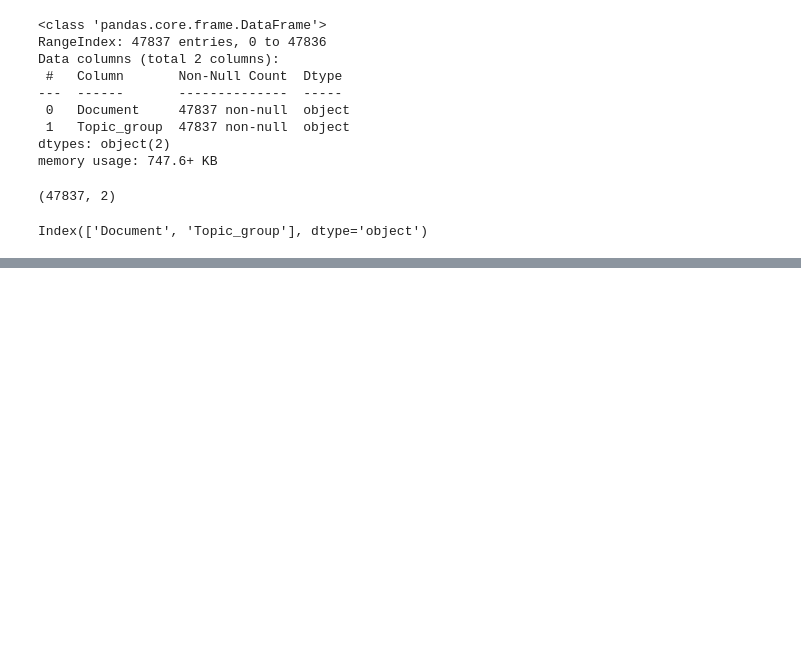
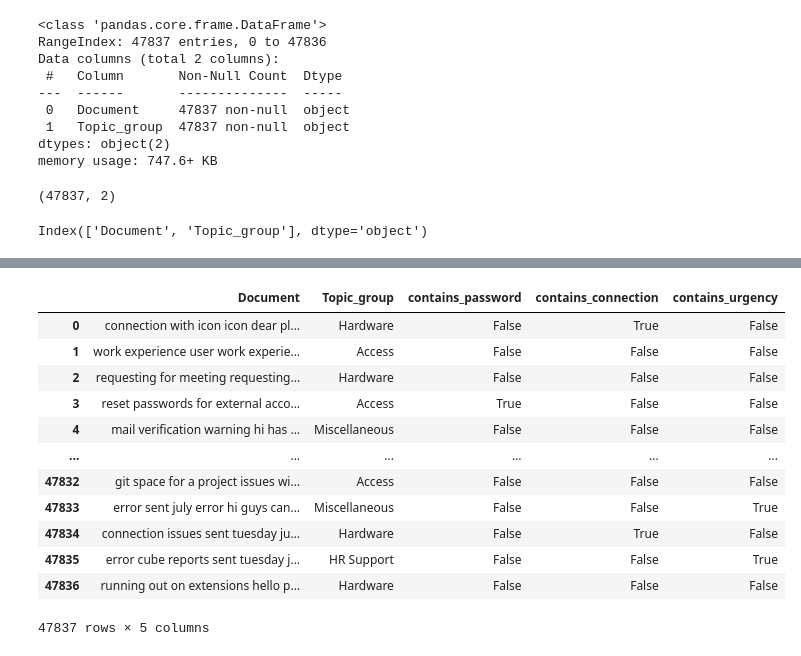
Before and after one commit to Madhumitha212/daily-task, a Jupyter notebook: 13-01-2026/extracting_dataset.ipynb, the cells around one changed output, grey strips where cells are left out. Saved outputs shown, nothing was run; the diff lists cells and outputs as text; code cells hidden in the pictures; blank space fills up the shorter version.

```diff
--- a/13-01-2026/extracting_dataset.ipynb
+++ b/13-01-2026/extracting_dataset.ipynb
@@ -48,0 +116,4 @@ Index(['Document', 'Topic_group'], dtype='object')
+# %%
+df['contains_password'] = df['Document'].str.contains("password", case=False)
+df['contains_connection'] = df['Document'].str.contains("connection", case=False)
+print(df[['Document', 'contains_password', 'contains_connection']].head())
@@ -48,0 +134,19 @@ Index(['Document', 'Topic_group'], dtype='object')
+# %%
+urgent_words = ["immediately", "urgent", "asap", "critical", "not working", "error"]
+
+df['contains_urgency'] = df['Document'].str.contains('|'.join(urgent_words), case=False)
+df
+# %% [output]
+|  | Document | Topic_group | contains_password | contains_connection | contains_urgency |
+| 0 | connection with icon icon dear pl... | Hardware | False | True | False |
+| 1 | work experience user work experie... | Access | False | False | False |
+| 2 | requesting for meeting requesting... | Hardware | False | False | False |
+| 3 | reset passwords for external acco... | Access | True | False | False |
+| 4 | mail verification warning hi has ... | Miscellaneous | False | False | False |
+| ... | ... | ... | ... | ... | ... |
+| 47832 | git space for a project issues wi... | Access | False | False | False |
+| 47833 | error sent july error hi guys can... | Miscellaneous | False | False | True |
+| 47834 | connection issues sent tuesday ju... | Hardware | False | True | False |
+| 47835 | error cube reports sent tuesday j... | HR Support | False | False | True |
+| 47836 | running out on extensions hello p... | Hardware | False | False | False |
+47837 rows × 5 columns
```
Also changed, not shown: parts of 5 cells of this notebook.
